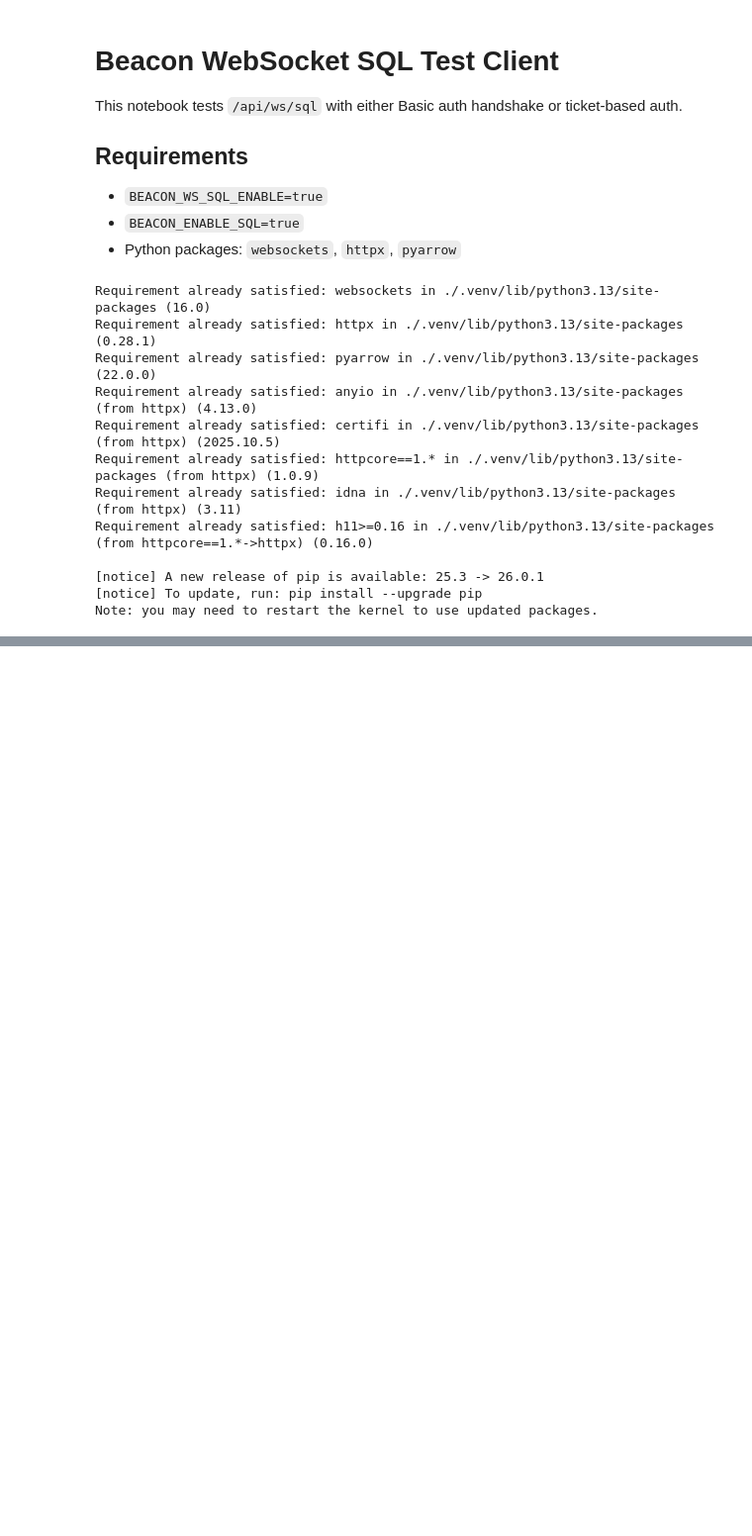
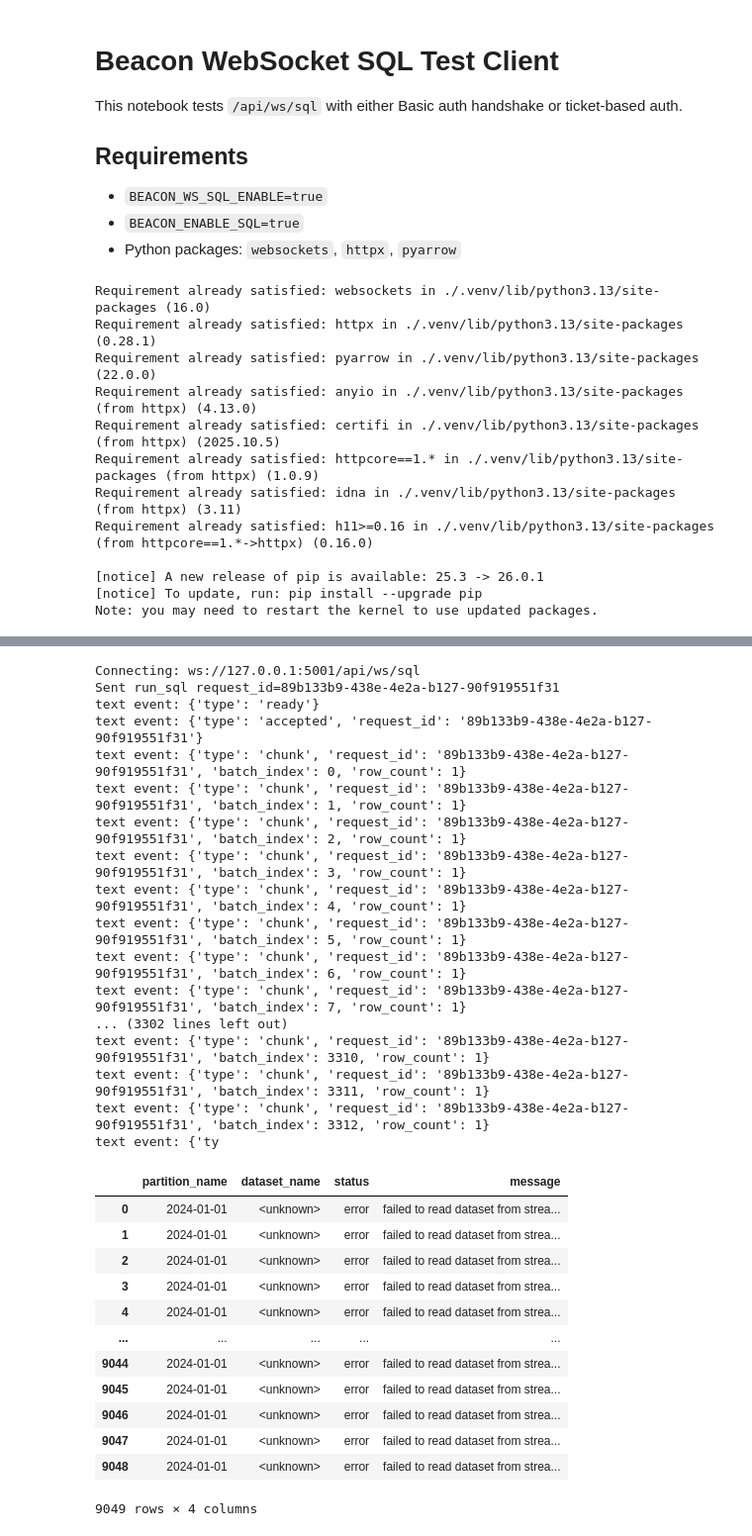
Before and after one commit to maris-development/beacon, a Jupyter notebook: ws_sql_test.ipynb, the cells around one changed output, grey strips where cells are left out. Shown at 99% size. Saved outputs shown, nothing was run; the diff lists cells and outputs as text; code cells hidden in the pictures; blank space fills up the shorter version.

```diff
--- a/ws_sql_test.ipynb
+++ b/ws_sql_test.ipynb
@@ -200,5 +200,40 @@ text event: {'type': 'done', 'request_id': '7367ed1f-d60c-4c62-bb0a-e32c7a49f273
 Decoded rows from binary stream: 0
 |  | column_name | data_type | is_nullable |
+# %%
+# Example usage: add more cells like this and call run_sql(...)
+df = await run_sql("INGEST INTO ATLAS example ON PARTITION '2024-01-01' FROM 'aoml/**/*.nc' WITH netcdf")
+df
+# %% [output]
+Connecting: ws://127.0.0.1:5001/api/ws/sql
+Sent run_sql request_id=89b133b9-438e-4e2a-b127-90f919551f31
+text event: {'type': 'ready'}
+text event: {'type': 'accepted', 'request_id': '89b133b9-438e-4e2a-b127-90f919551f31'}
+text event: {'type': 'chunk', 'request_id': '89b133b9-438e-4e2a-b127-90f919551f31', 'batch_index': 0, 'row_count': 1}
+text event: {'type': 'chunk', 'request_id': '89b133b9-438e-4e2a-b127-90f919551f31', 'batch_index': 1, 'row_count': 1}
+text event: {'type': 'chunk', 'request_id': '89b133b9-438e-4e2a-b127-90f919551f31', 'batch_index': 2, 'row_count': 1}
+text event: {'type': 'chunk', 'request_id': '89b133b9-438e-4e2a-b127-90f919551f31', 'batch_index': 3, 'row_count': 1}
+text event: {'type': 'chunk', 'request_id': '89b133b9-438e-4e2a-b127-90f919551f31', 'batch_index': 4, 'row_count': 1}
+text event: {'type': 'chunk', 'request_id': '89b133b9-438e-4e2a-b127-90f919551f31', 'batch_index': 5, 'row_count': 1}
+text event: {'type': 'chunk', 'request_id': '89b133b9-438e-4e2a-b127-90f919551f31', 'batch_index': 6, 'row_count': 1}
+text event: {'type': 'chunk', 'request_id': '89b133b9-438e-4e2a-b127-90f919551f31', 'batch_index': 7, 'row_count': 1}
+... (3302 lines left out)
+text event: {'type': 'chunk', 'request_id': '89b133b9-438e-4e2a-b127-90f919551f31', 'batch_index': 3310, 'row_count': 1}
+text event: {'type': 'chunk', 'request_id': '89b133b9-438e-4e2a-b127-90f919551f31', 'batch_index': 3311, 'row_count': 1}
+text event: {'type': 'chunk', 'request_id': '89b133b9-438e-4e2a-b127-90f919551f31', 'batch_index': 3312, 'row_count': 1}
+text event: {'ty
+|  | partition_name | dataset_name | status | message |
+| 0 | 2024-01-01 | <unknown> | error | failed to read dataset from strea... |
+| 1 | 2024-01-01 | <unknown> | error | failed to read dataset from strea... |
+| 2 | 2024-01-01 | <unknown> | error | failed to read dataset from strea... |
+| 3 | 2024-01-01 | <unknown> | error | failed to read dataset from strea... |
+| 4 | 2024-01-01 | <unknown> | error | failed to read dataset from strea... |
+| ... | ... | ... | ... | ... |
+| 9044 | 2024-01-01 | <unknown> | error | failed to read dataset from strea... |
+| 9045 | 2024-01-01 | <unknown> | error | failed to read dataset from strea... |
+| 9046 | 2024-01-01 | <unknown> | error | failed to read dataset from strea... |
+| 9047 | 2024-01-01 | <unknown> | error | failed to read dataset from strea... |
+| 9048 | 2024-01-01 | <unknown> | error | failed to read dataset from strea... |
+9049 rows × 4 columns
 # %%
 # Example usage: add more cells like this and call run_sql(...)
 df = await run_sql("DROP TABLE example ")
```
Also changed, not shown: parts of 4 cells of this notebook, 29 other files.
